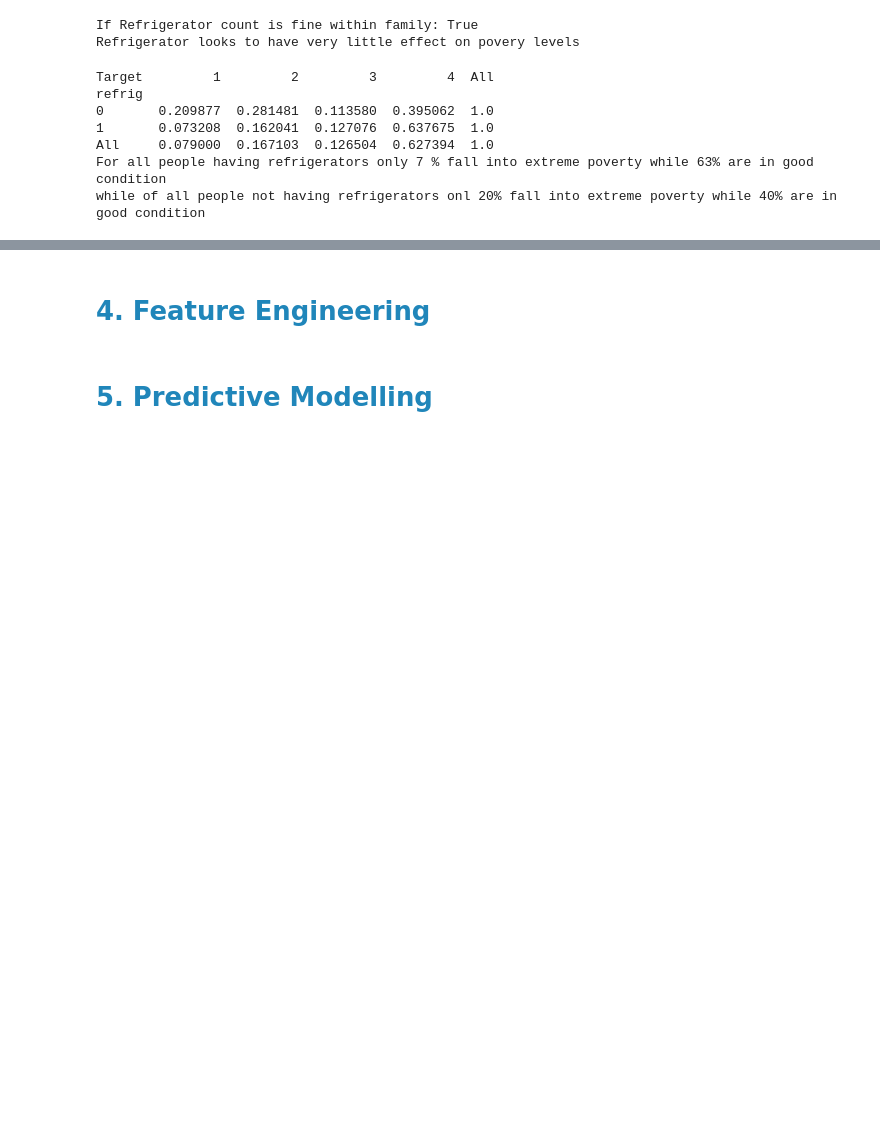
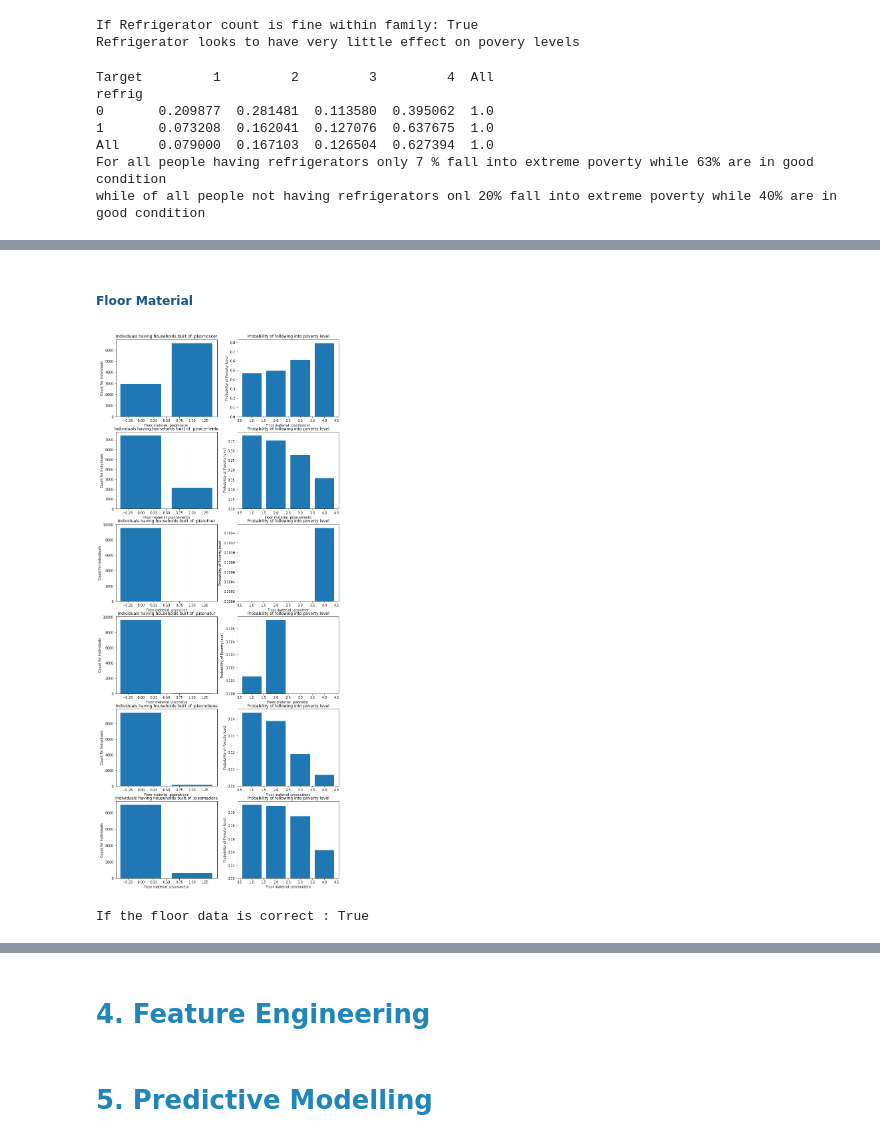
Before and after one commit to mayankaggarwal/MyLearning, a Jupyter notebook: competitions/kaggle/CostoRiconHVP/CostoReconHouseholdPovertyPrediction.ipynb, the cells around one changed output, grey strips where cells are left out. Drawn from its saved outputs; the diff is of its cells as text; code cells hidden in the pictures; blank space fills up the shorter version.

```diff
--- a/competitions/kaggle/CostoRiconHVP/CostoReconHouseholdPovertyPrediction.ipynb
+++ b/competitions/kaggle/CostoRiconHVP/CostoReconHouseholdPovertyPrediction.ipynb
@@ -162,0 +409,15 @@ while of all people not having refrigerators onl 20% fall into extreme poverty w
+# %%
+temp1 = df_train.groupby('Target').agg({'paredblolad':'sum',
+                                        'paredzocalo':'sum',
+                                        'paredpreb':'sum',
+                                        'pareddes':'sum',
+                                        'paredmad':'sum',
+                                        'paredzinc':'sum',
+                                        'paredfibras':'sum',
+                                        'paredother':'sum'}).reset_index()
+wallmaterial = ['paredblolad','paredzocalo','paredpreb','pareddes','paredmad','paredzinc','paredfibras','paredother'];
+for col in wallmaterial:
+    temp1[col] = temp1[col]/float(len(df_train))
+
+print(temp1)
+del(temp1)
@@ -162,0 +436,34 @@ while of all people not having refrigerators onl 20% fall into extreme poverty w
+# %% [markdown]
+##### <font color='#135589'>Floor Material</font>
+# %%
+floormaterial = ['pisomoscer','pisocemento','pisoother','pisonatur','pisonotiene','pisomadera']
+fig = plt.figure(figsize=(12,40))
+ax = []
+fignumber = 0
+for col in floormaterial:
+    temp1 = df_train[col].value_counts().reset_index()
+    temp2 = df_train.pivot_table(values=col,index="Target",aggfunc=lambda x:x.mean()).reset_index()
+    ax.append(fig.add_subplot(8,2,fignumber+1))
+    ax[fignumber].set_xlabel('Floor material :' + str(col))
+    ax[fignumber].set_ylabel('Count for Individuals')
+    ax[fignumber].set_title("Individuals having households built of :" + str(col))
+    ax[fignumber].bar(temp1['index'],temp1[col])
+
+    ax.append(fig.add_subplot(8,2,fignumber+2))
+    ax[fignumber+1].set_xlabel('Floor material :' + str(col))
+    ax[fignumber+1].set_ylabel('Probability of Poverty level')
+    ax[fignumber+1].set_title("Probability of following into poverty level")
+    ax[fignumber+1].bar(temp2['Target'],temp2[col])
+
+    fignumber = fignumber+2;
+# %% [output]
+[figure, added]
+# %%
+floormaterial = ['pisomoscer','pisocemento','pisoother','pisonatur','pisonotiene','pisomadera']
+temp1 = 0;
+for col in floormaterial:
+    temp1 = temp1 + data[col].sum()
+print("If the floor data is correct :",len(data) == temp1)
+del(temp1)
+# %% [output]
+If the floor data is correct : True
```
Also changed, not shown: parts of 51 cells of this notebook.
